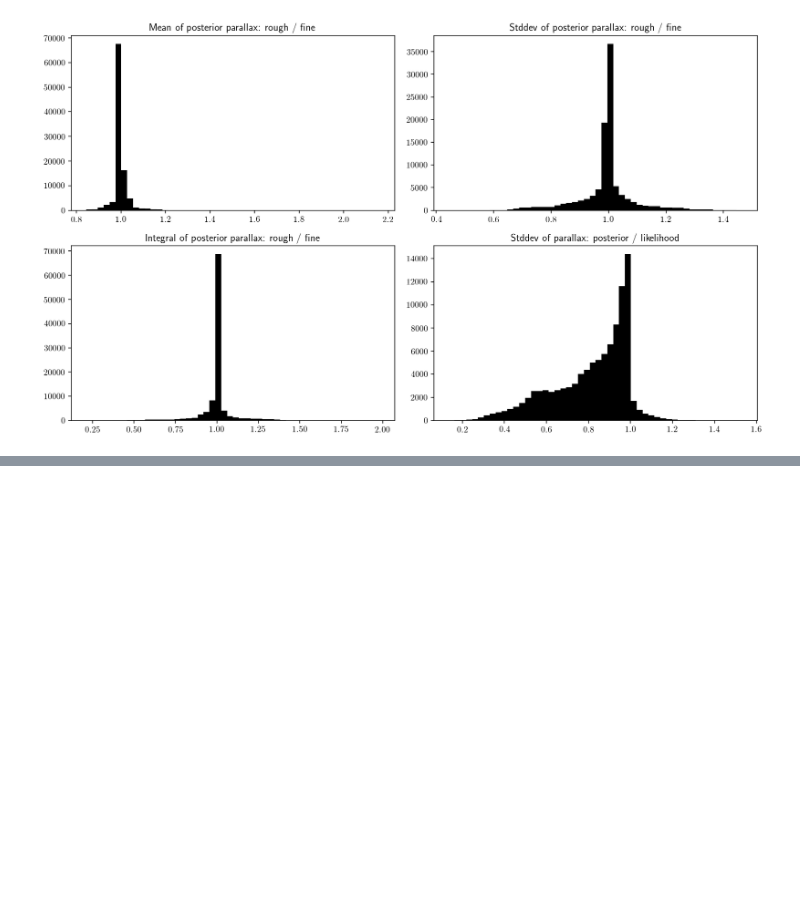
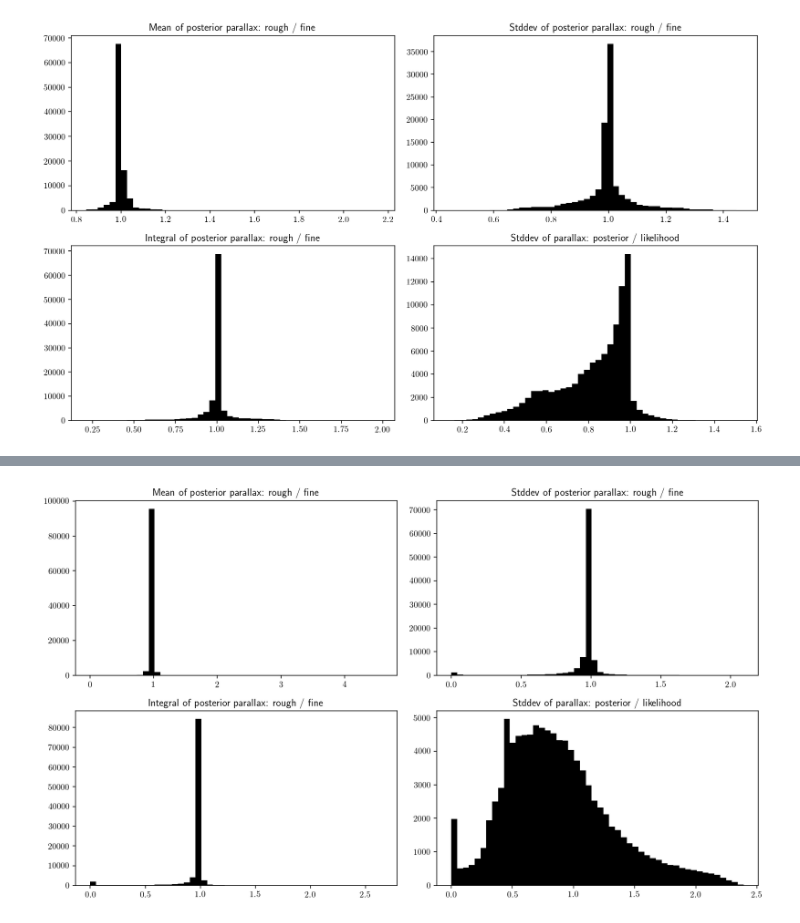
Before and after one commit to errai34/Starlight, a Jupyter notebook: notebooks/Optimized parallax marginalization grid.ipynb, the cells around one changed output, grey strips where cells are left out. Drawn from its saved outputs; the diff is of its cells as text; code cells hidden in the pictures; blank space fills up the shorter version.

```diff
--- a/notebooks/Optimized parallax marginalization grid.ipynb
+++ b/notebooks/Optimized parallax marginalization grid.ipynb
@@ -420,12 +422,17 @@ fig.tight_layout()
 # %%
 fig, axs = plt.subplots(2, 2, figsize=(12, 7))
 axs = axs.ravel()
+ind = varpifullposterior_fine_meanvarint[:, 0] > 0
 axs[0].set_title('Mean of posterior parallax: rough / fine')
-axs[0].hist(varpifullposterior_rough_meanvarint[:, 0] / varpifullposterior_fine_meanvarint[:, 0], 50)
+axs[0].hist(varpifullposterior_rough_meanvarint[ind, 0] / varpifullposterior_fine_meanvarint[ind, 0], 50)
+ind = varpifullposterior_fine_meanvarint[:, 1] > 0
 axs[1].set_title('Stddev of posterior parallax: rough / fine')
-axs[1].hist(varpifullposterior_rough_meanvarint[:, 1]**0.5 / varpifullposterior_fine_meanvarint[:, 1]**0.5, 50)
+axs[1].hist(varpifullposterior_rough_meanvarint[ind, 1]**0.5 / varpifullposterior_fine_meanvarint[ind, 1]**0.5, 50)
+ind = varpifullposterior_fine_meanvarint[:, 2] > 0
 axs[2].set_title('Integral of posterior parallax: rough / fine')
-axs[2].hist(varpifullposterior_rough_meanvarint[:, 2] / varpifullposterior_fine_meanvarint[:, 2], 50)
+axs[2].hist(varpifullposterior_rough_meanvarint[ind, 2] / varpifullposterior_fine_meanvarint[ind, 2], 50)
 axs[3].set_title('Stddev of parallax: posterior / likelihood')
 axs[3].hist(varpifullposterior_rough_meanvarint[:, 1]**0.5 / obsvarpis_err[sel2], 50)
 fig.tight_layout()
+# %% [output]
+[figure, added]
```
Also changed, not shown: parts of 1 cell of this notebook.
